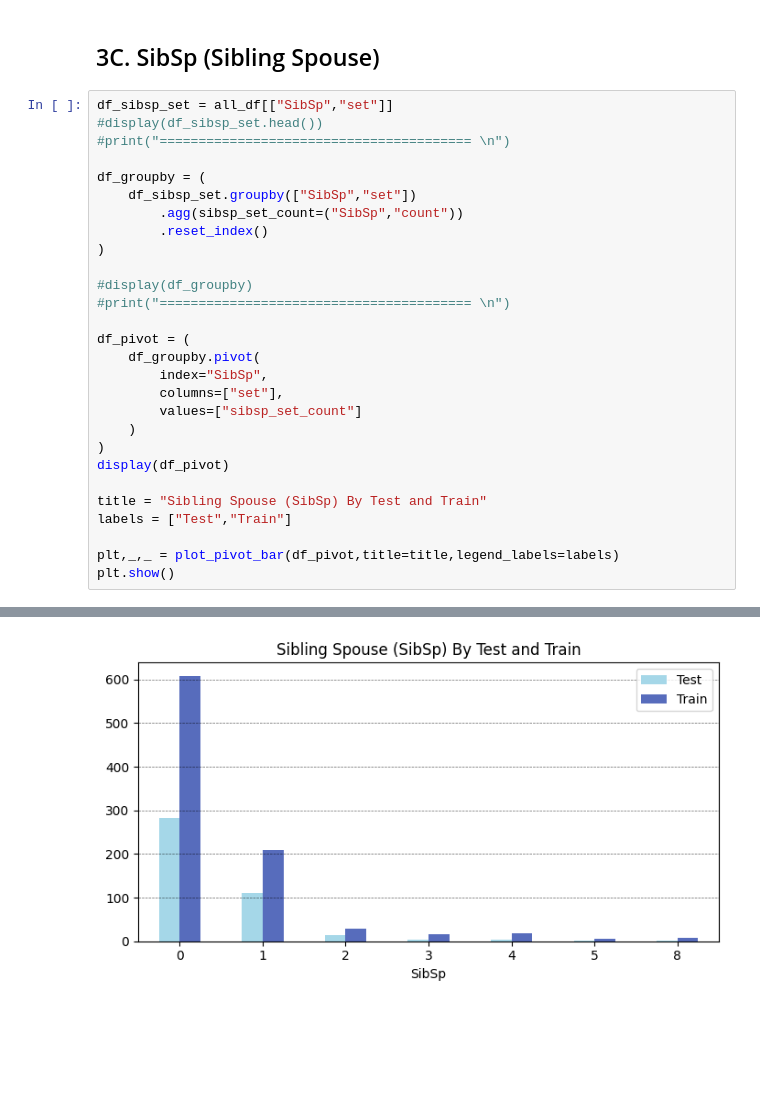
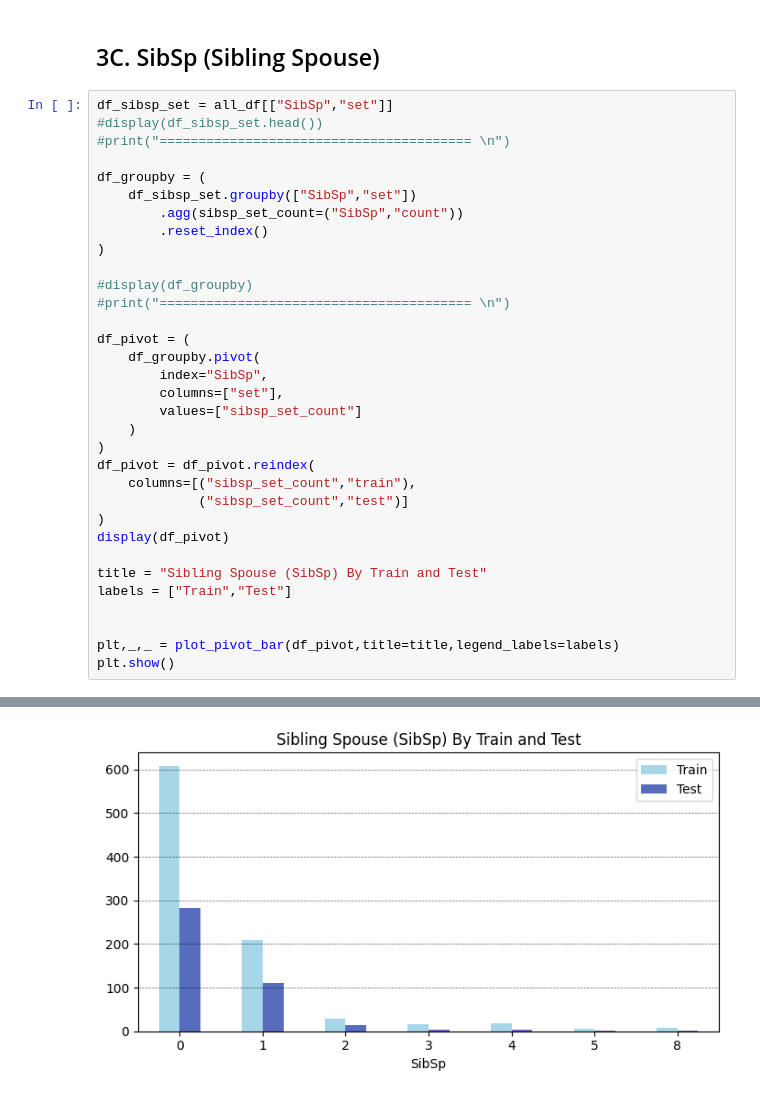
Before and after one commit to powernusa/titanic-eda, a Jupyter notebook: titanic_eda.ipynb, the cells around one changed output, grey strips where cells are left out. Drawn from its saved outputs; the diff is of its cells as text; blank space fills up the shorter version.

```diff
--- a/titanic_eda.ipynb
+++ b/titanic_eda.ipynb
@@ -191,10 +197,15 @@ df_pivot = (
         values=["sibsp_set_count"]
     )
 )
+df_pivot = df_pivot.reindex(
+    columns=[("sibsp_set_count","train"),
+             ("sibsp_set_count","test")]
+)
 display(df_pivot)
 
-title = "Sibling Spouse (SibSp) By Test and Train"
-labels = ["Test","Train"]
+title = "Sibling Spouse (SibSp) By Train and Test"
+labels = ["Train","Test"]
+
 
 plt,_,_ = plot_pivot_bar(df_pivot,title=title,legend_labels=labels)
 plt.show()
@@ -212 +223 @@ plt.show()
-[figure, old version]
+[figure, new version]
```
Also changed, not shown: parts of 4 cells of this notebook.
